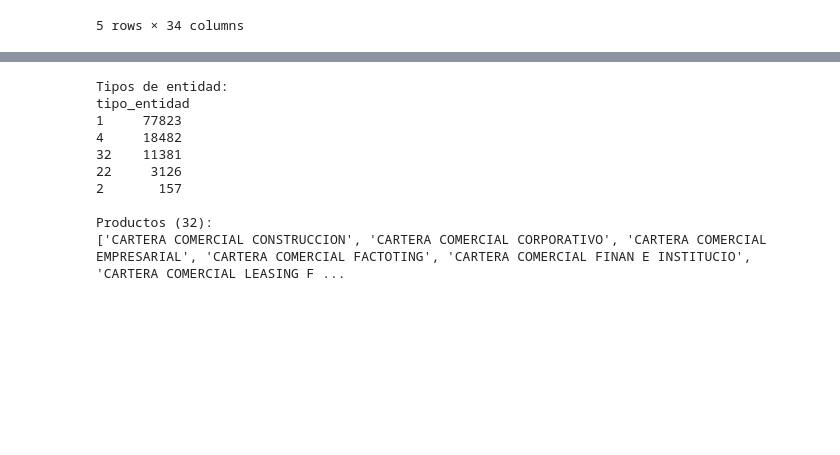
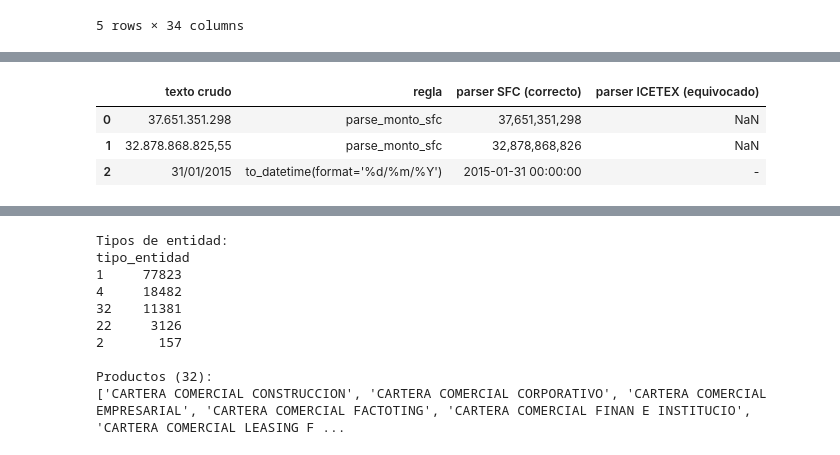
Before and after one commit to samestediazmedin/Financiera-proyecto-de-Riesgo-de-Cr-dito, a Jupyter notebook: notebooks/02_eda_sfc.ipynb, the cells around one changed output, grey strips where cells are left out. Cells and saved outputs as stored; diff of their text form; code cells hidden in the pictures; blank space fills up the shorter version.

```diff
--- a/notebooks/02_eda_sfc.ipynb
+++ b/notebooks/02_eda_sfc.ipynb
@@ -38,0 +85,18 @@ Rango temporal: 2015-01-31 -> 2026-06-30
+# %%
+# Demostración del contraste: parser correcto vs parser equivocado
+from src.utils.loaders import parse_monto_sfc, parse_monto_icetex
+
+pd.DataFrame({
+    "texto crudo": ["37.651.351.298", "32.878.868.825,55", "31/01/2015"],
+    "regla": ["parse_monto_sfc", "parse_monto_sfc", "to_datetime(format='%d/%m/%Y')"],
+    "parser SFC (correcto)": [parse_monto_sfc("37.651.351.298"),
+                              parse_monto_sfc("32.878.868.825,55"),
+                              pd.to_datetime("31/01/2015", format="%d/%m/%Y")],
+    "parser ICETEX (equivocado)": [parse_monto_icetex("37.651.351.298"),
+                                   parse_monto_icetex("32.878.868.825,55"), "-"],
+})
+# %% [output]
+|  | texto crudo | regla | parser SFC (correcto) | parser ICETEX (equivocado) |
+| 0 | 37.651.351.298 | parse_monto_sfc | 37,651,351,298 | NaN |
+| 1 | 32.878.868.825,55 | parse_monto_sfc | 32,878,868,826 | NaN |
+| 2 | 31/01/2015 | to_datetime(format='%d/%m/%Y') | 2015-01-31 00:00:00 | - |
```
Also changed, not shown: parts of 12 cells of this notebook, 2 other files.
